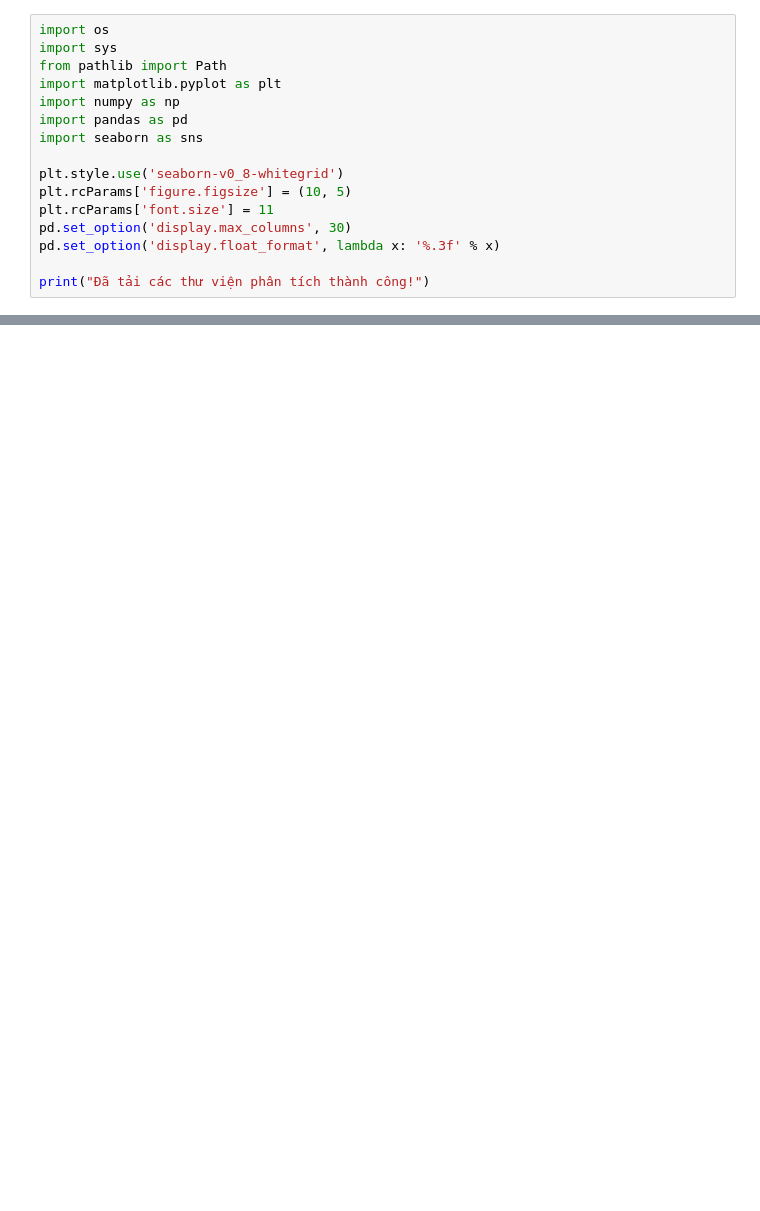
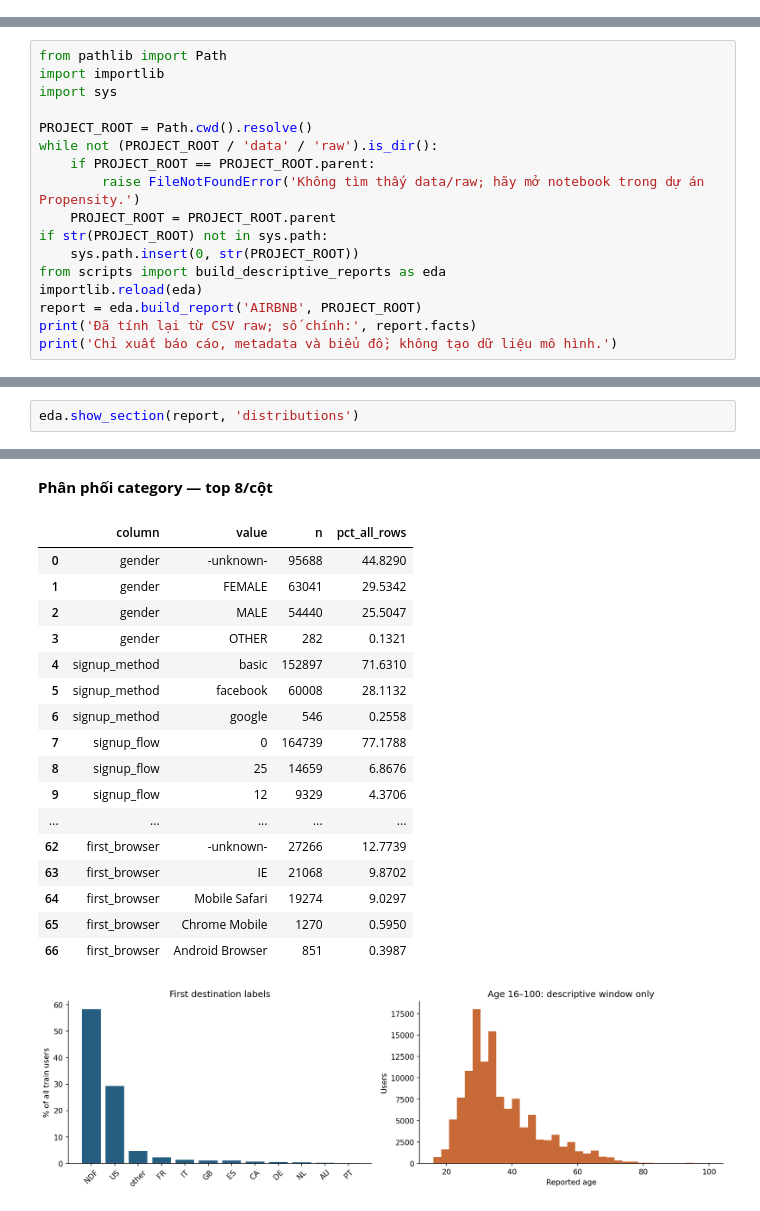
Before and after one commit to AnhQun18/Propensity-VSF-tts, a Jupyter notebook: notebooks/AIRBNB/airbnb_descriptive_report.ipynb, the cells around one changed output, grey strips where cells are left out. Saved outputs shown, nothing was run; the diff lists cells and outputs as text; blank space fills up the shorter version.

Commit message:
Rewrite EDA reports and simplify project layout

```diff
--- a/notebooks/AIRBNB/airbnb_descriptive_report.ipynb
+++ b/notebooks/AIRBNB/airbnb_descriptive_report.ipynb
@@ -8,16 +0,0 @@ Mục tiêu bài toán Propensity Modeling là dự đoán quốc gia mà ngư
-# %%
-import os
-import sys
-from pathlib import Path
-import matplotlib.pyplot as plt
-import numpy as np
-import pandas as pd
-import seaborn as sns
-
-plt.style.use('seaborn-v0_8-whitegrid')
-plt.rcParams['figure.figsize'] = (10, 5)
-plt.rcParams['font.size'] = 11
-pd.set_option('display.max_columns', 30)
-pd.set_option('display.float_format', lambda x: '%.3f' % x)
-
-print("Đã tải các thư viện phân tích thành công!")
@@ -282,0 +9,17 @@ Danh mục 10 quốc gia điểm đến hàng đầu:
+# %%
+from pathlib import Path
+import importlib
+import sys
+
+PROJECT_ROOT = Path.cwd().resolve()
+while not (PROJECT_ROOT / 'data' / 'raw').is_dir():
+    if PROJECT_ROOT == PROJECT_ROOT.parent:
+        raise FileNotFoundError('Không tìm thấy data/raw; hãy mở notebook trong dự án Propensity.')
+    PROJECT_ROOT = PROJECT_ROOT.parent
+if str(PROJECT_ROOT) not in sys.path:
+    sys.path.insert(0, str(PROJECT_ROOT))
+from scripts import build_descriptive_reports as eda
+importlib.reload(eda)
+report = eda.build_report('AIRBNB', PROJECT_ROOT)
+print('Đã tính lại từ CSV raw; số chính:', report.facts)
+print('Chỉ xuất báo cáo, metadata và biểu đồ; không tạo dữ liệu mô hình.')
@@ -282,0 +123,3 @@ Danh mục 10 quốc gia điểm đến hàng đầu:
+# %%
+eda.show_section(report, 'distributions')
+# %% [output]
@@ -282,0 +150,19 @@ Danh mục 10 quốc gia điểm đến hàng đầu:
+**Phân phối category — top 8/cột**
+|  | column | value | n | pct_all_rows |
+| 0 | gender | -unknown- | 95688 | 44.8290 |
+| 1 | gender | FEMALE | 63041 | 29.5342 |
+| 2 | gender | MALE | 54440 | 25.5047 |
+| 3 | gender | OTHER | 282 | 0.1321 |
+| 4 | signup_method | basic | 152897 | 71.6310 |
+| 5 | signup_method | facebook | 60008 | 28.1132 |
+| 6 | signup_method | google | 546 | 0.2558 |
+| 7 | signup_flow | 0 | 164739 | 77.1788 |
+| 8 | signup_flow | 25 | 14659 | 6.8676 |
+| 9 | signup_flow | 12 | 9329 | 4.3706 |
+| ... | ... | ... | ... | ... |
+| 62 | first_browser | -unknown- | 27266 | 12.7739 |
+| 63 | first_browser | IE | 21068 | 9.8702 |
+| 64 | first_browser | Mobile Safari | 19274 | 9.0297 |
+| 65 | first_browser | Chrome Mobile | 1270 | 0.5950 |
+| 66 | first_browser | Android Browser | 851 | 0.3987 |
+[figure, added]
```
Also changed, not shown: parts of 41 cells of this notebook, 30 other files.
